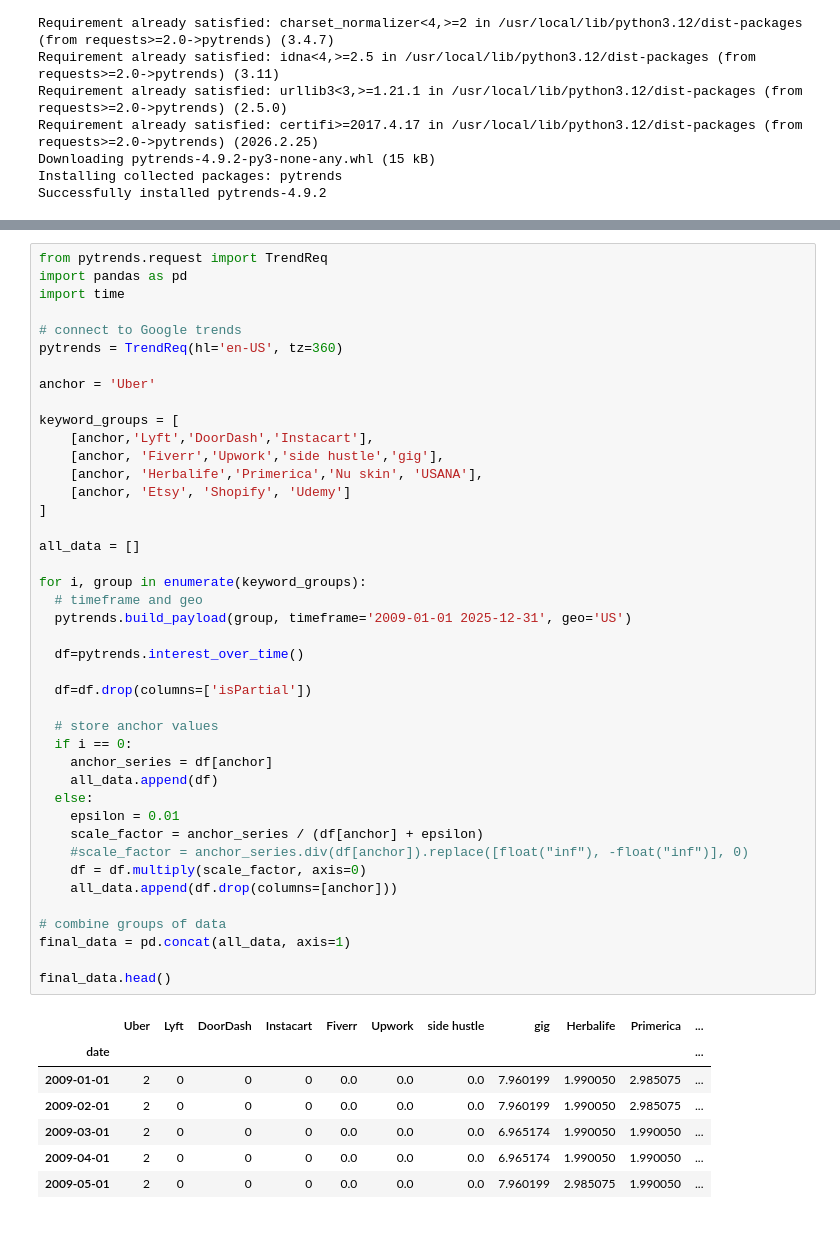
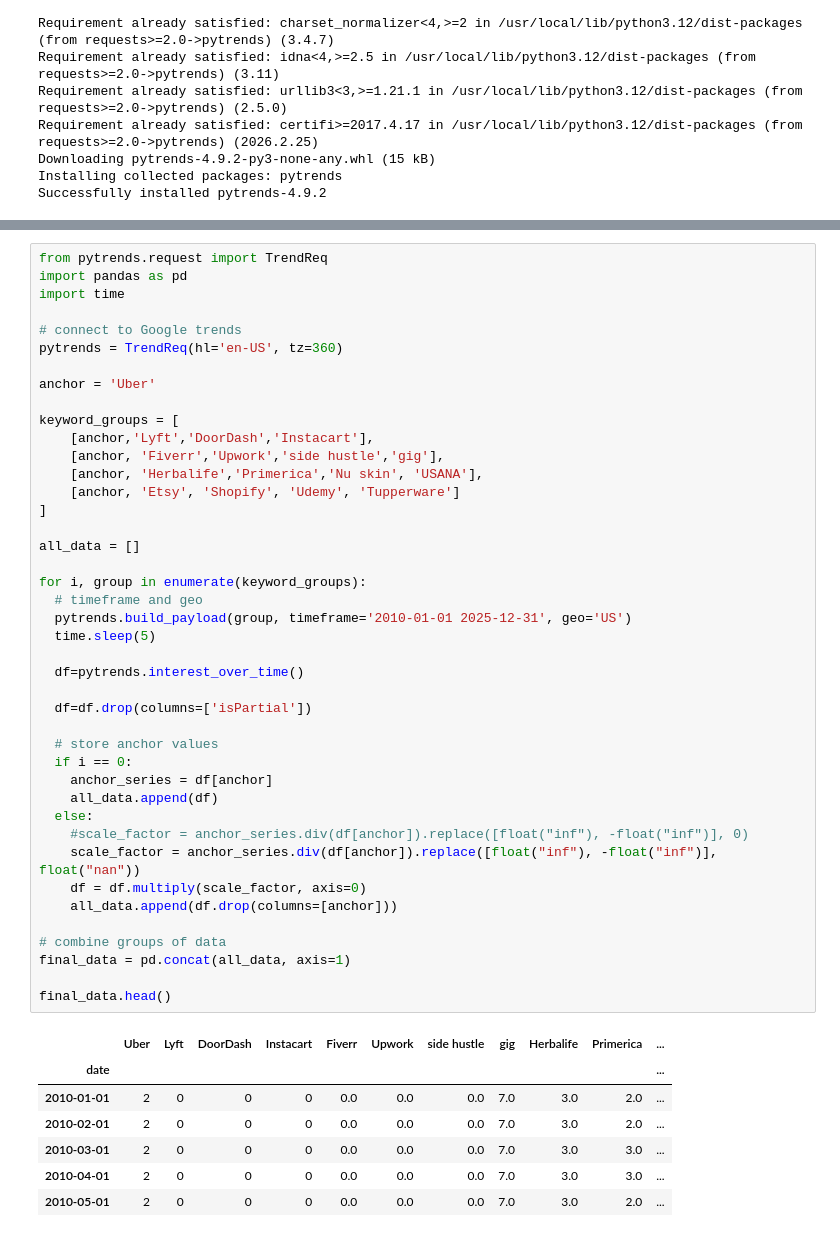
Before and after one commit to milleau98/2026-gig-data-analysis, a Jupyter notebook: notebooks/dataset-generators/google_trends.ipynb, the cells around one changed output, grey strips where cells are left out. Cells and saved outputs as stored; diff of their text form.

```diff
--- a/notebooks/dataset-generators/google_trends.ipynb
+++ b/notebooks/dataset-generators/google_trends.ipynb
@@ -55,42 +34,42 @@ keyword_groups = [
     [anchor,'Lyft','DoorDash','Instacart'],
     [anchor, 'Fiverr','Upwork','side hustle','gig'],
     [anchor, 'Herbalife','Primerica','Nu skin', 'USANA'],
-    [anchor, 'Etsy', 'Shopify', 'Udemy']
+    [anchor, 'Etsy', 'Shopify', 'Udemy', 'Tupperware']
 ]
 
 all_data = []
 
 for i, group in enumerate(keyword_groups):
   # timeframe and geo
-  pytrends.build_payload(group, timeframe='2009-01-01 2025-12-31', geo='US')
+  pytrends.build_payload(group, timeframe='2010-01-01 2025-12-31', geo='US')
+  time.sleep(5)
 
   df=pytrends.interest_over_time()
 
   df=df.drop(columns=['isPartial'])
 
   # store anchor values
   if i == 0:
     anchor_series = df[anchor]
     all_data.append(df)
   else:
-    epsilon = 0.01
-    scale_factor = anchor_series / (df[anchor] + epsilon)
     #scale_factor = anchor_series.div(df[anchor]).replace([float("inf"), -float("inf")], 0)
+    scale_factor = anchor_series.div(df[anchor]).replace([float("inf"), -float("inf")], float("nan"))
     df = df.multiply(scale_factor, axis=0)
     all_data.append(df.drop(columns=[anchor]))
 
 # combine groups of data
 final_data = pd.concat(all_data, axis=1)
 
 final_data.head()
 # %% [output]
 |  | Uber | Lyft | DoorDash | Instacart | Fiverr | Upwork | side hustle | gig | Herbalife | Primerica | ... |
 | date |  |  |  |  |  |  |  |  |  |  | ... |
-| 2009-01-01 | 2 | 0 | 0 | 0 | 0.0 | 0.0 | 0.0 | 7.960199 | 1.990050 | 2.985075 | ... |
-| 2009-02-01 | 2 | 0 | 0 | 0 | 0.0 | 0.0 | 0.0 | 7.960199 | 1.990050 | 2.985075 | ... |
-| 2009-03-01 | 2 | 0 | 0 | 0 | 0.0 | 0.0 | 0.0 | 6.965174 | 1.990050 | 1.990050 | ... |
-| 2009-04-01 | 2 | 0 | 0 | 0 | 0.0 | 0.0 | 0.0 | 6.965174 | 1.990050 | 1.990050 | ... |
-| 2009-05-01 | 2 | 0 | 0 | 0 | 0.0 | 0.0 | 0.0 | 7.960199 | 2.985075 | 1.990050 | ... |
+| 2010-01-01 | 2 | 0 | 0 | 0 | 0.0 | 0.0 | 0.0 | 7.0 | 3.0 | 2.0 | ... |
+| 2010-02-01 | 2 | 0 | 0 | 0 | 0.0 | 0.0 | 0.0 | 7.0 | 3.0 | 2.0 | ... |
+| 2010-03-01 | 2 | 0 | 0 | 0 | 0.0 | 0.0 | 0.0 | 7.0 | 3.0 | 3.0 | ... |
+| 2010-04-01 | 2 | 0 | 0 | 0 | 0.0 | 0.0 | 0.0 | 7.0 | 3.0 | 3.0 | ... |
+| 2010-05-01 | 2 | 0 | 0 | 0 | 0.0 | 0.0 | 0.0 | 7.0 | 3.0 | 2.0 | ... |
 # %%
 # convert weekly trends to monthly averages
 monthly = final_data.resample("M").mean()
```
Also changed, not shown: parts of 4 cells of this notebook.
